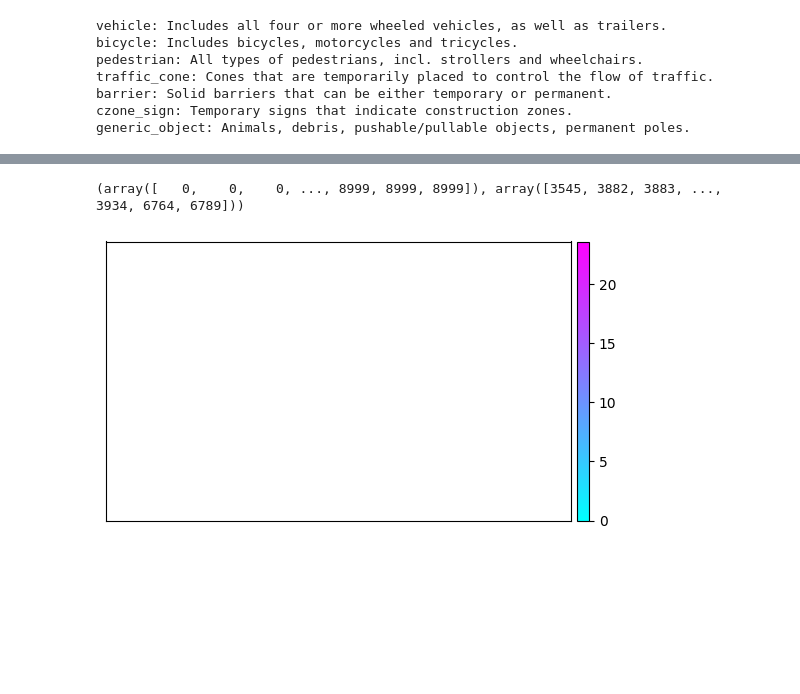
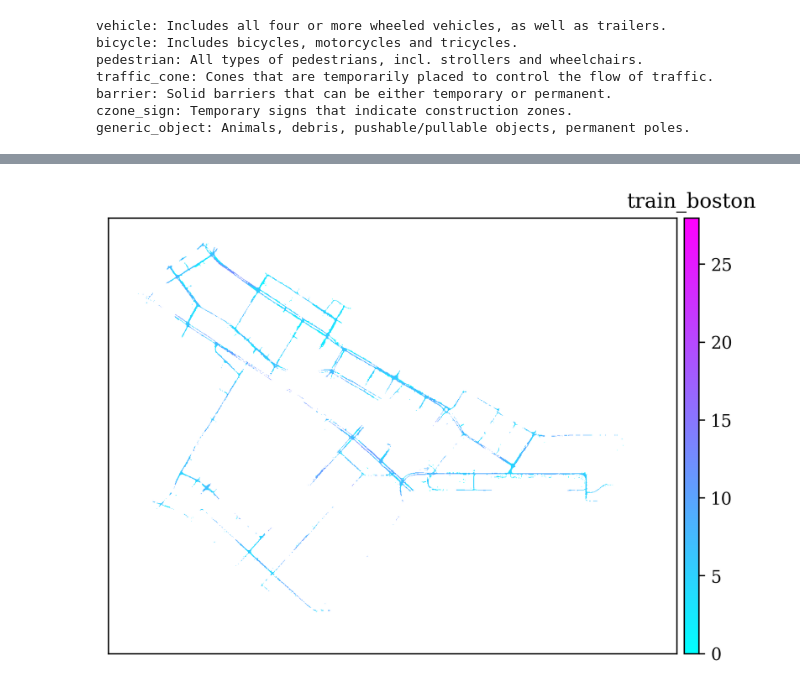
Before and after one commit to SCP-CN-001/trajectory_dataset_support, a Jupyter notebook: trajectory_data_analysis/NuPlan.ipynb, the cells around one changed output, grey strips where cells are left out. Drawn from its saved outputs; the diff is of its cells as text; code cells hidden in the pictures; blank space fills up the shorter version.

Commit message:
📝 finish analysis of nuplan

```diff
--- a/trajectory_data_analysis/NuPlan.ipynb
+++ b/trajectory_data_analysis/NuPlan.ipynb
@@ -22,15 +22,30 @@ warnings.filterwarnings("ignore")
 
 import pandas as pd
 import sqlite3
-import seaborn as sns
 
 from utils import nuplan
 
 data_path = "../trajectory/NuPlan/data/cache/"
-trajectory_folders = ["train_boston", "train_pittsburgh", "train_singapore"]
+trajectory_folders = ["train_boston", "train_pittsburgh", "train_singapore", "train_vegas_1"]
+test_folder = "test"
+val_folder = "val"
+
+map_path = "../trajectory/NuPlan/maps"
+map_files = [
+    "us-ma-boston/9.12.1817/map.gpkg",
+    "us-pa-pittsburgh-hazelwood/9.17.1937/map.gpkg",
+    "sg-one-north/9.17.1964/map.gpkg",
+    "us-nv-las-vegas-strip/9.15.1915/map.gpkg",
+]
+
 trajectory_files = []
 for folder in trajectory_folders:
     file_list = os.listdir(data_path + folder)
     trajectory_files.append(file_list)
     print(folder, len(file_list))
+
+test_file_list = os.listdir(data_path + test_folder)
+val_file_list = os.listdir(data_path + val_folder)
+print(test_folder, len(test_file_list))
+print(val_folder, len(val_file_list))
 # %% [output]
@@ -103,7 +176,8 @@ In train_singapore, there are 69 vehicles, 5 bicycles, 37 pedestrians, 55 generi
 # %%
-map_boundary_boston = [330500, 333500, 4689600, 4691400]
-nuplan.plot_speed_distribution(map_boundary_boston, data_path, trajectory_folders[0], trajectory_files[0][:100])
+map_boundary_boston = [330500, 333500, 4689100, 4691400]
+nuplan.plot_speed_distribution(
+    map_boundary_boston, data_path, trajectory_folders[0], trajectory_files[0]
+)
 # %% [output]
-(array([   0,    0,    0, ..., 8999, 8999, 8999]), array([3545, 3882, 3883, ..., 3934, 6764, 6789]))
-[figure, old version]
+[figure, new version]
 # %%
```
Also changed, not shown: parts of 25 cells of this notebook.
